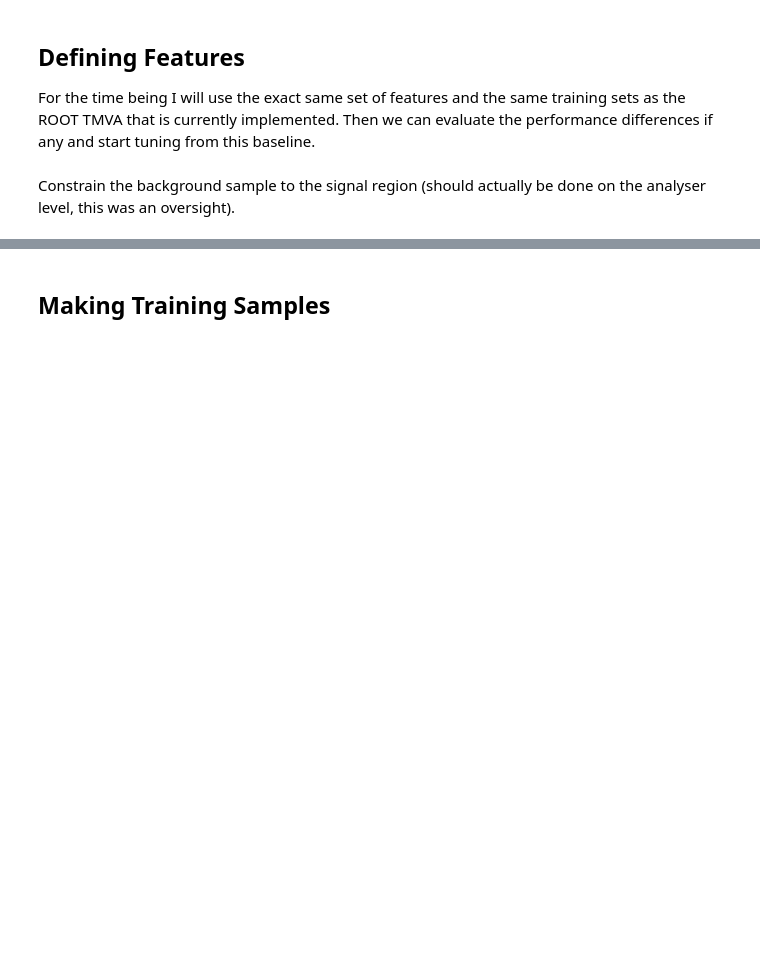
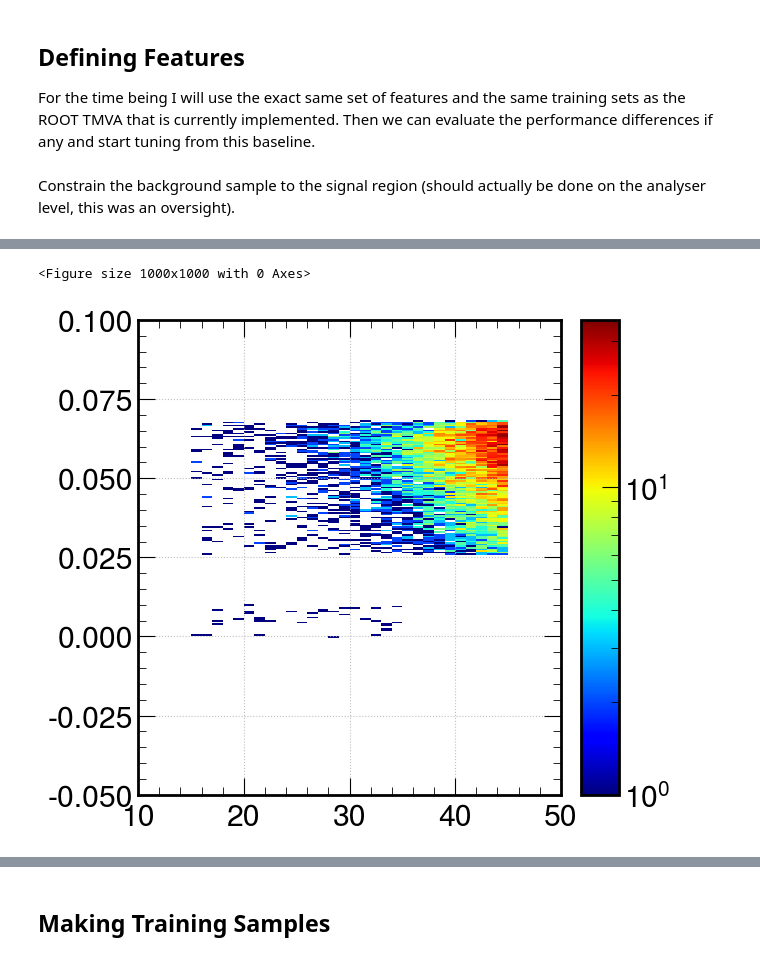
Before and after one commit to ChandlerKenworthy/Upstream, a Jupyter notebook: TrainModel.ipynb, the cells around one changed output, grey strips where cells are left out. Drawn from its saved outputs; the diff is of its cells as text; code cells hidden in the pictures; blank space fills up the shorter version.

```diff
--- a/TrainModel.ipynb
+++ b/TrainModel.ipynb
@@ -50,7 +65,5 @@ bkg.columns = column_names
+# %%
+signal = pl.read_csv("data/kaonTree/BDT_KpinnNoov_Train_KaonTree_NewVtx.txt", has_header=True)
+bkg = pl.read_csv("data/kaonTree/BDT_2022_Train_KaonTree_NewVtx.txt", has_header=True)
 # %% [markdown]
 Constrain the background sample to the signal region (should actually be done on the analyser level, this was an oversight).
-# %%
-bkg = bkg.filter(
-    ((pl.col("mm2").is_between(0.0, 0.01)) & (pl.col("p").is_between(15.0, 35.0))) |
-    (pl.col("mm2").is_between(0.026, 0.068))
-)
@@ -56,0 +78,5 @@ bkg = bkg.filter(
+# %%
+missing_mass_plot(bkg)
+# %% [output]
+<Figure size 1000x1000 with 0 Axes>
+[figure, added]
```
Also changed, not shown: parts of 71 cells of this notebook, 3 other files.
